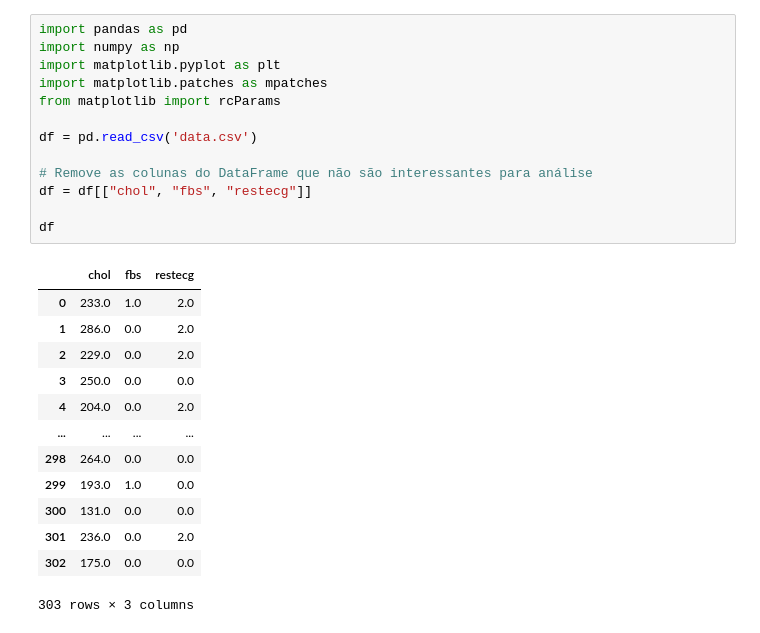
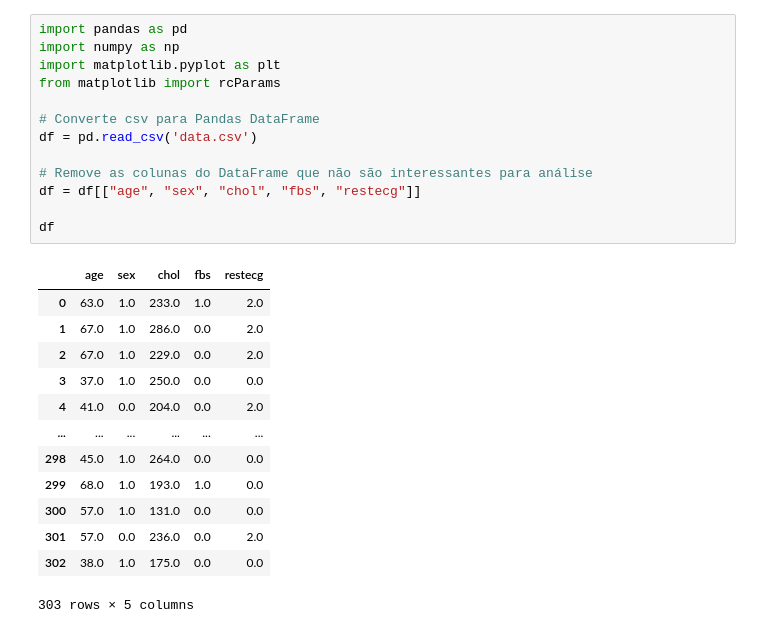
Before and after one commit to edu-Fender/medical-analysis, a Jupyter notebook: plot.ipynb, the cells around one changed output. Saved outputs shown, nothing was run; the diff lists cells and outputs as text.

```diff
--- a/plot.ipynb
+++ b/plot.ipynb
@@ -1,28 +1,28 @@
 # %%
 import pandas as pd
 import numpy as np
 import matplotlib.pyplot as plt
-import matplotlib.patches as mpatches
 from matplotlib import rcParams
 
+# Converte csv para Pandas DataFrame
 df = pd.read_csv('data.csv')
 
 # Remove as colunas do DataFrame que não são interessantes para análise
-df = df[["chol", "fbs", "restecg"]]
+df = df[["age", "sex", "chol", "fbs", "restecg"]]
 
 df
 # %% [output]
-|  | chol | fbs | restecg |
-| 0 | 233.0 | 1.0 | 2.0 |
-| 1 | 286.0 | 0.0 | 2.0 |
-| 2 | 229.0 | 0.0 | 2.0 |
-| 3 | 250.0 | 0.0 | 0.0 |
-| 4 | 204.0 | 0.0 | 2.0 |
-| ... | ... | ... | ... |
-| 298 | 264.0 | 0.0 | 0.0 |
-| 299 | 193.0 | 1.0 | 0.0 |
-| 300 | 131.0 | 0.0 | 0.0 |
-| 301 | 236.0 | 0.0 | 2.0 |
-| 302 | 175.0 | 0.0 | 0.0 |
+|  | age | sex | chol | fbs | restecg |
+| 0 | 63.0 | 1.0 | 233.0 | 1.0 | 2.0 |
+| 1 | 67.0 | 1.0 | 286.0 | 0.0 | 2.0 |
+| 2 | 67.0 | 1.0 | 229.0 | 0.0 | 2.0 |
+| 3 | 37.0 | 1.0 | 250.0 | 0.0 | 0.0 |
+| 4 | 41.0 | 0.0 | 204.0 | 0.0 | 2.0 |
+| ... | ... | ... | ... | ... | ... |
+| 298 | 45.0 | 1.0 | 264.0 | 0.0 | 0.0 |
+| 299 | 68.0 | 1.0 | 193.0 | 1.0 | 0.0 |
+| 300 | 57.0 | 1.0 | 131.0 | 0.0 | 0.0 |
+| 301 | 57.0 | 0.0 | 236.0 | 0.0 | 2.0 |
+| 302 | 38.0 | 1.0 | 175.0 | 0.0 | 0.0 |
-303 rows × 3 columns
+303 rows × 5 columns
 # %%
```
Also changed, not shown: parts of 7 cells of this notebook, 2 other files.
